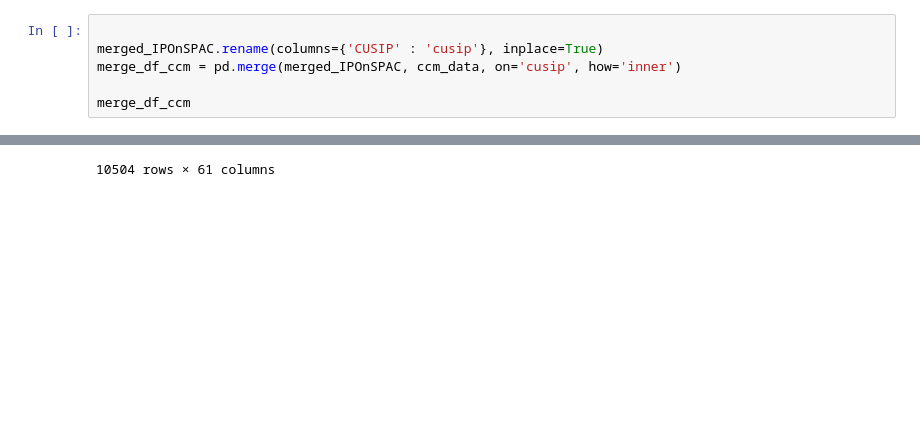
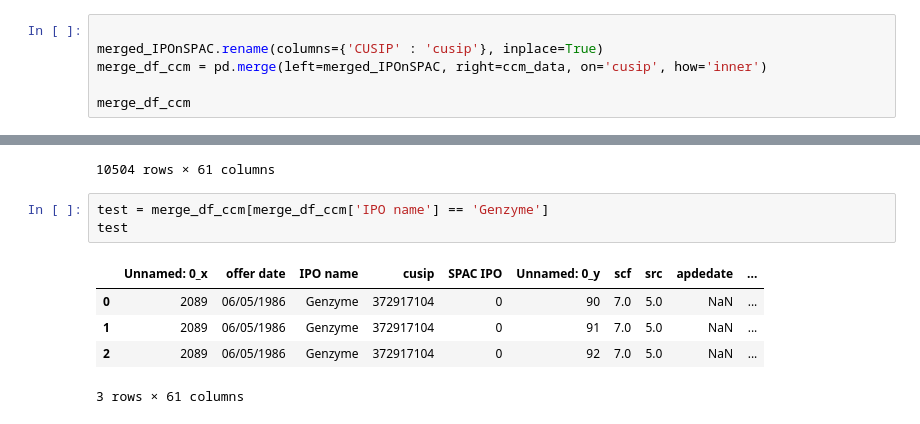
Before and after one commit to ZiggyFloydLee/FIN337-FinalProject-Team12, a Jupyter notebook: EDA_and_Model.ipynb, the cells around one changed output, grey strips where cells are left out. Cells and saved outputs as stored; diff of their text form; blank space fills up the shorter version.

```diff
--- a/EDA_and_Model.ipynb
+++ b/EDA_and_Model.ipynb
@@ -132,7 +132,7 @@ ccm_data
 # %%
 
 merged_IPOnSPAC.rename(columns={'CUSIP' : 'cusip'}, inplace=True)
-merge_df_ccm = pd.merge(merged_IPOnSPAC, ccm_data, on='cusip', how='inner')
+merge_df_ccm = pd.merge(left=merged_IPOnSPAC, right=ccm_data, on='cusip', how='inner')
 
 merge_df_ccm
 # %% [output]
@@ -149,3 +149,12 @@ merge_df_ccm
 | 10502 | 14676 | 07/13/2021 | NorthEast Community Bancorp, I | 664121100 | 0 | 21347 | 7.0 | 5.0 | 2009-12-31 | ... |
 | 10503 | 14676 | 07/13/2021 | NorthEast Community Bancorp, I | 664121100 | 0 | 21348 | 7.0 | 5.0 | 2010-12-31 | ... |
 10504 rows × 61 columns
+# %%
+test = merge_df_ccm[merge_df_ccm['IPO name'] == 'Genzyme']
+test
+# %% [output]
+|  | Unnamed: 0_x | offer date | IPO name | cusip | SPAC IPO | Unnamed: 0_y | scf | src | apdedate | ... |
+| 0 | 2089 | 06/05/1986 | Genzyme | 372917104 | 0 | 90 | 7.0 | 5.0 | NaN | ... |
+| 1 | 2089 | 06/05/1986 | Genzyme | 372917104 | 0 | 91 | 7.0 | 5.0 | NaN | ... |
+| 2 | 2089 | 06/05/1986 | Genzyme | 372917104 | 0 | 92 | 7.0 | 5.0 | NaN | ... |
+3 rows × 61 columns
```
Also changed, not shown: 2 other files.
